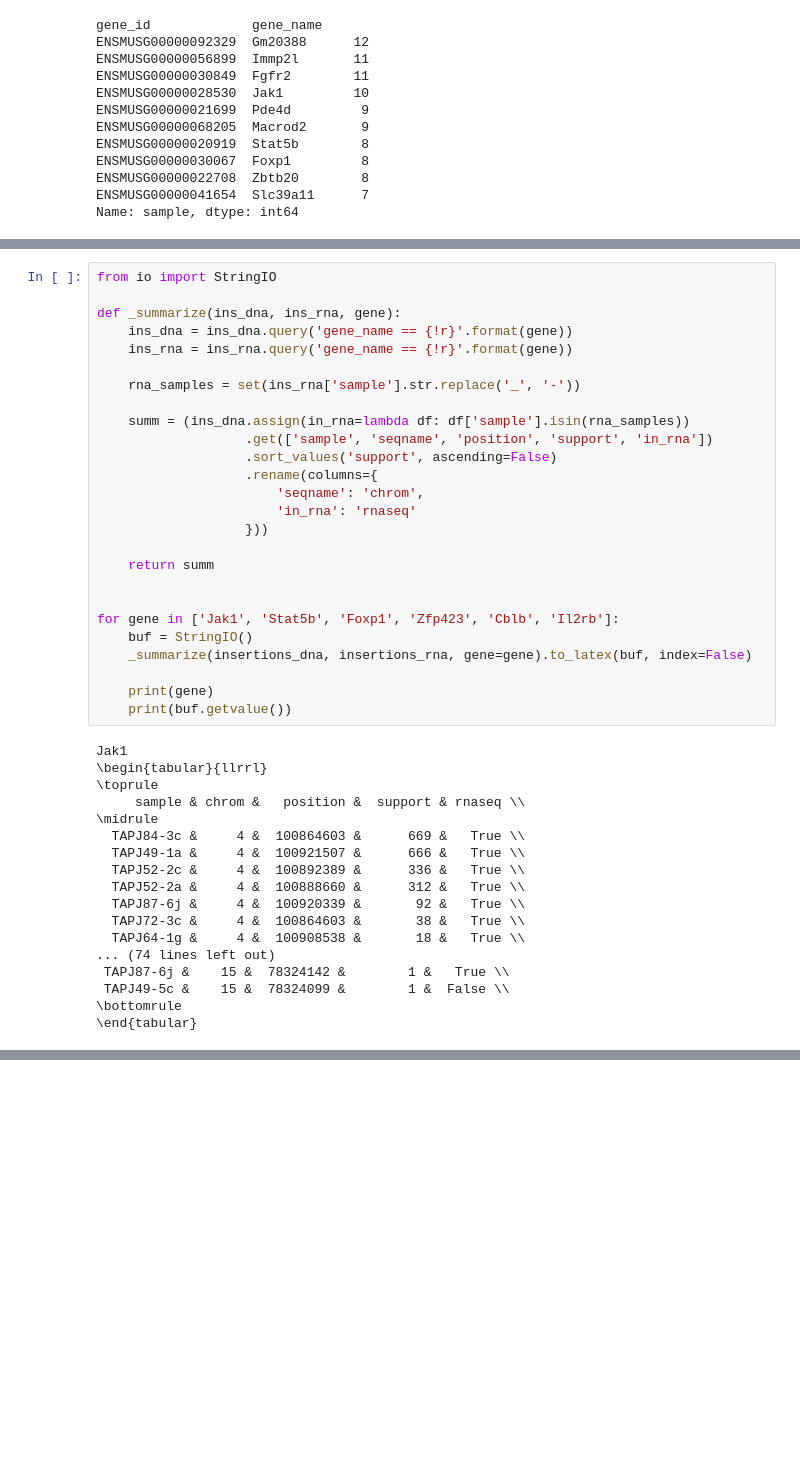
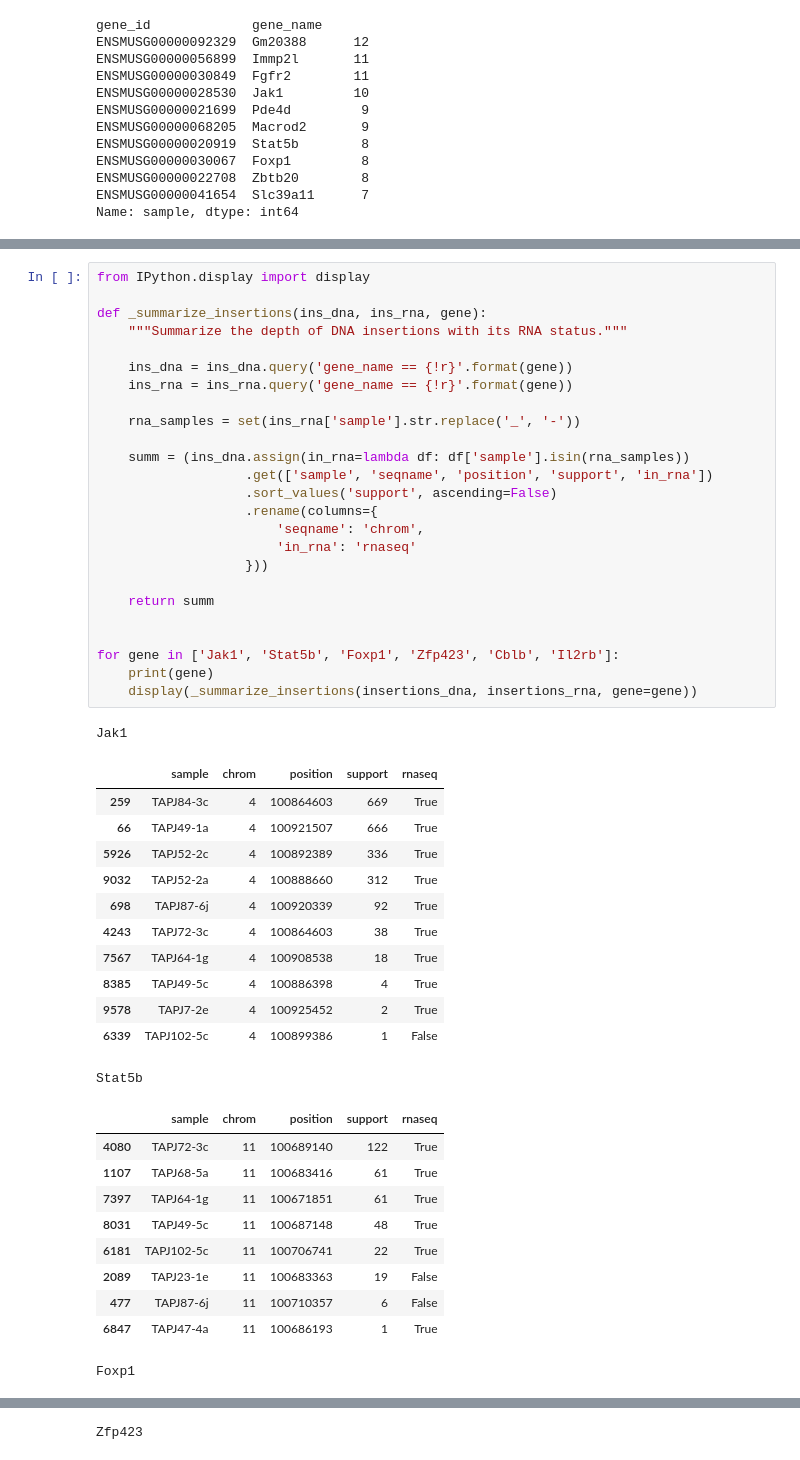
Before and after one commit to jrderuiter/imfusion-analyses, a Jupyter notebook: notebooks/3. Sanger - DNAseq comparison.ipynb, the cells around one changed output, grey strips where cells are left out. Saved outputs shown, nothing was run; the diff lists cells and outputs as text; blank space fills up the shorter version.

```diff
--- a/notebooks/3. Sanger - DNAseq comparison.ipynb
+++ b/notebooks/3. Sanger - DNAseq comparison.ipynb
@@ -369,44 +311,49 @@ with sns.plotting_context('paper', font_scale=0.7):
 # %%
-from io import StringIO
+from IPython.display import display
 
-def _summarize(ins_dna, ins_rna, gene):
+def _summarize_insertions(ins_dna, ins_rna, gene):
+    """Summarize the depth of DNA insertions with its RNA status."""
+
     ins_dna = ins_dna.query('gene_name == {!r}'.format(gene))
     ins_rna = ins_rna.query('gene_name == {!r}'.format(gene))
 
     rna_samples = set(ins_rna['sample'].str.replace('_', '-'))
 
     summ = (ins_dna.assign(in_rna=lambda df: df['sample'].isin(rna_samples))
                    .get(['sample', 'seqname', 'position', 'support', 'in_rna'])
                    .sort_values('support', ascending=False)
                    .rename(columns={
                        'seqname': 'chrom',
                        'in_rna': 'rnaseq'
                    }))
 
     return summ
 
 
 for gene in ['Jak1', 'Stat5b', 'Foxp1', 'Zfp423', 'Cblb', 'Il2rb']:
-    buf = StringIO()
-    _summarize(insertions_dna, insertions_rna, gene=gene).to_latex(buf, index=False)
-
     print(gene)
-    print(buf.getvalue())
+    display(_summarize_insertions(insertions_dna, insertions_rna, gene=gene))
 # %% [output]
 Jak1
-\begin{tabular}{llrrl}
-\toprule
-     sample & chrom &   position &  support & rnaseq \\
-\midrule
-  TAPJ84-3c &     4 &  100864603 &      669 &   True \\
-  TAPJ49-1a &     4 &  100921507 &      666 &   True \\
-  TAPJ52-2c &     4 &  100892389 &      336 &   True \\
-  TAPJ52-2a &     4 &  100888660 &      312 &   True \\
-  TAPJ87-6j &     4 &  100920339 &       92 &   True \\
-  TAPJ72-3c &     4 &  100864603 &       38 &   True \\
-  TAPJ64-1g &     4 &  100908538 &       18 &   True \\
-... (74 lines left out)
- TAPJ87-6j &    15 &  78324142 &        1 &   True \\
- TAPJ49-5c &    15 &  78324099 &        1 &  False \\
-\bottomrule
-\end{tabular}
+|  | sample | chrom | position | support | rnaseq |
+| 259 | TAPJ84-3c | 4 | 100864603 | 669 | True |
+| 66 | TAPJ49-1a | 4 | 100921507 | 666 | True |
+| 5926 | TAPJ52-2c | 4 | 100892389 | 336 | True |
+| 9032 | TAPJ52-2a | 4 | 100888660 | 312 | True |
+| 698 | TAPJ87-6j | 4 | 100920339 | 92 | True |
+| 4243 | TAPJ72-3c | 4 | 100864603 | 38 | True |
+| 7567 | TAPJ64-1g | 4 | 100908538 | 18 | True |
+| 8385 | TAPJ49-5c | 4 | 100886398 | 4 | True |
+| 9578 | TAPJ7-2e | 4 | 100925452 | 2 | True |
+| 6339 | TAPJ102-5c | 4 | 100899386 | 1 | False |
+Stat5b
+|  | sample | chrom | position | support | rnaseq |
+| 4080 | TAPJ72-3c | 11 | 100689140 | 122 | True |
+| 1107 | TAPJ68-5a | 11 | 100683416 | 61 | True |
+| 7397 | TAPJ64-1g | 11 | 100671851 | 61 | True |
+| 8031 | TAPJ49-5c | 11 | 100687148 | 48 | True |
+| 6181 | TAPJ102-5c | 11 | 100706741 | 22 | True |
+| 2089 | TAPJ23-1e | 11 | 100683363 | 19 | False |
+| 477 | TAPJ87-6j | 11 | 100710357 | 6 | False |
+| 6847 | TAPJ47-4a | 11 | 100686193 | 1 | True |
+Foxp1
@@ -412,0 +369 @@ Jak1
+Zfp423
```
Also changed, not shown: parts of 33 cells of this notebook, 37 other files.
